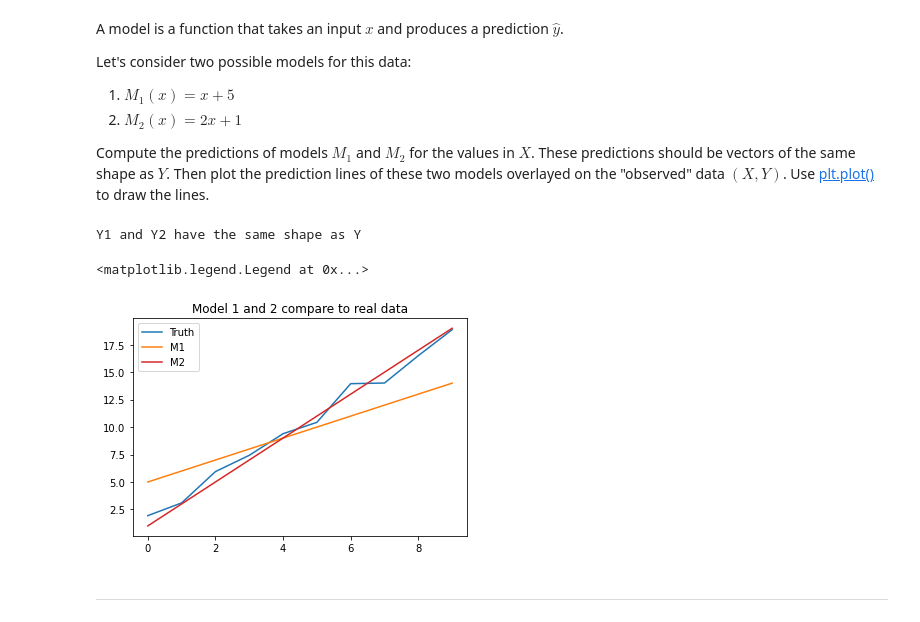
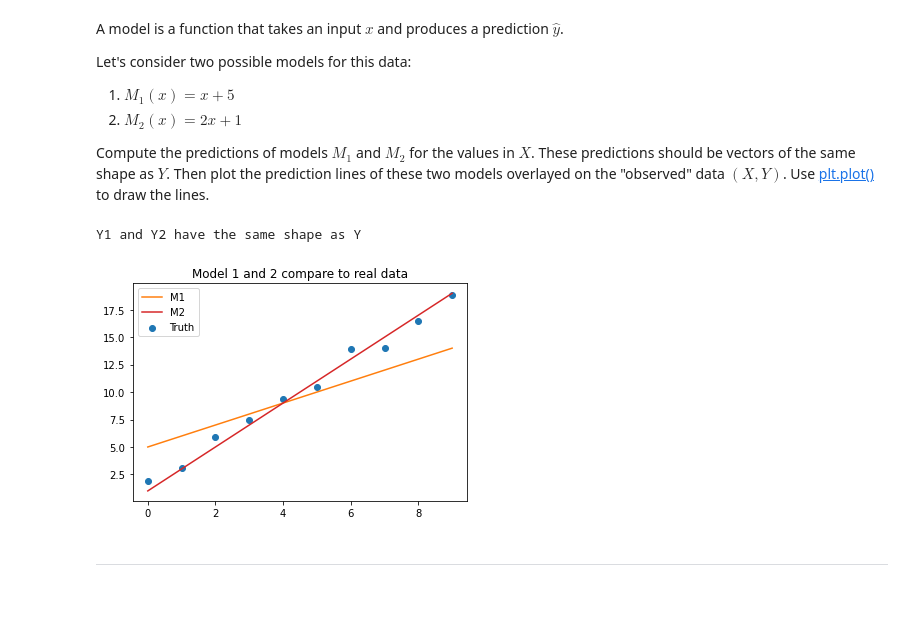
Before and after one commit to jinglange/w207_Homework, a Jupyter notebook: 01 Introduction.ipynb, the cells around one changed output. Saved outputs shown, nothing was run; the diff lists cells and outputs as text; code cells hidden in the pictures.

Commit message:
fixed exercise 1, and plot display

```diff
--- a/01 Introduction.ipynb
+++ b/01 Introduction.ipynb
@@ -115,22 +115,25 @@ Compute the predictions of models $M_1$ and $M_2$ for the values in $X$. These p
 # %%
 # YOUR CODE HERE
 
 M1 = X + 5
 M2 = 2*X + 1
+
 # check if Y1 and Y2 have the same shape as Y
 if Y.shape == M1.shape and Y.shape == M2.shape:
     print('Y1 and Y2 have the same shape as Y')
 
-# Plot all three models
-plt.plot(X, Y, color ='tab:blue', label = 'Truth')
+# Plot truth data
+plt.scatter(X, Y, label='Truth')
+
+# plot M1 and M2
 plt.plot(X, M1, color ='tab:orange', label = 'M1')
 plt.plot(X, M2, color ='tab:red' , label = 'M2')
 plt.title('Model 1 and 2 compare to real data')
 plt.legend()
+plt.show()
 # %% [output]
 Y1 and Y2 have the same shape as Y
-<matplotlib.legend.Legend at 0x...>
-[figure, old version]
+[figure, new version]
 # %% [markdown]
 ---
 # %% [markdown]
```
Also changed, not shown: parts of 2 cells of this notebook.
